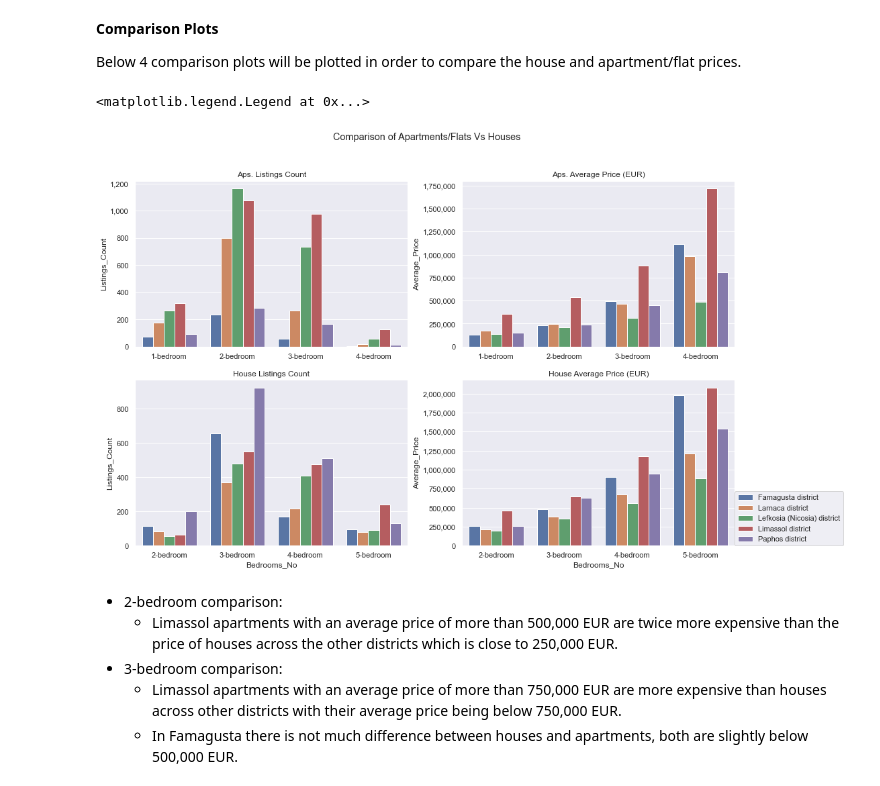
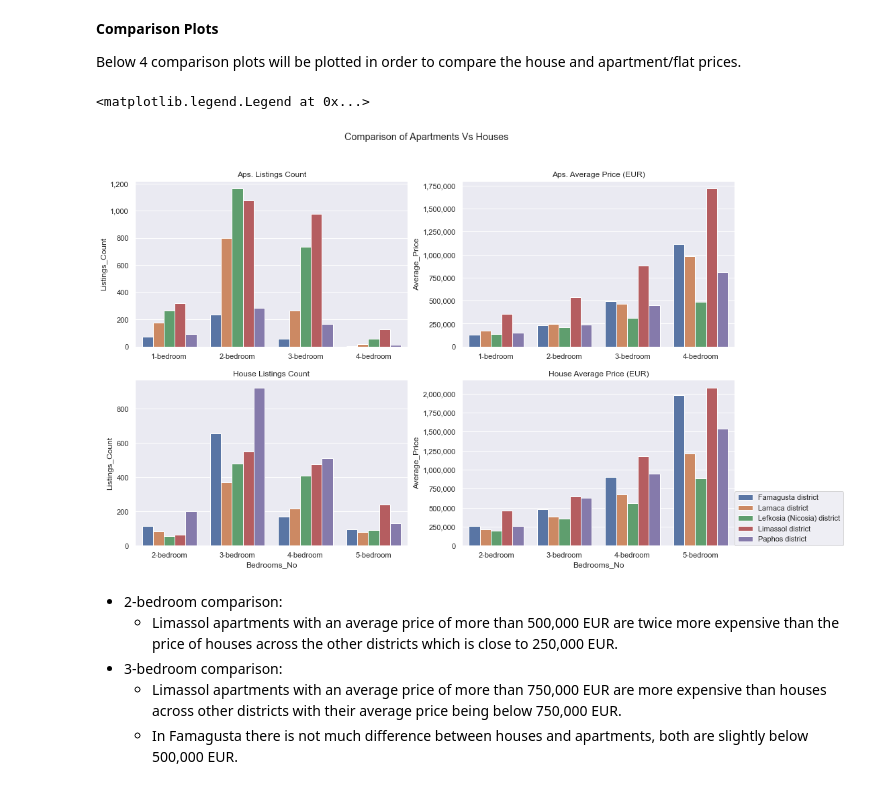
Before and after one commit to spyrou-andre/Data-Analyst-Portfolio, a Jupyter notebook: Housing-Prices/Jupyter_Notebook_Code.ipynb, the cells around one changed output. Drawn from its saved outputs; the diff is of its cells as text; code cells hidden in the pictures.

```diff
--- a/Housing-Prices/Jupyter_Notebook_Code.ipynb
+++ b/Housing-Prices/Jupyter_Notebook_Code.ipynb
@@ -324,14 +324,14 @@ dtype: int64
 And indeed, we see that 59 apartments have the word 'Studio' within their title and Null in 'Bedrooms_No' field, same for houses which is 18. Therefore we will treat these entities as 1 bedroom listings and replace all Nulls in 'Bedrooms_No' field with '1-bedroom'.
 # %%
 #Replacing nan values of Bedrooms_No with 1 these are the studions
-Apartments_Flats['Bedrooms_No'] = Apartments_Flats['Bedrooms_No'].fillna('1-bedroom') .astype(str)
+Apartments['Bedrooms_No'] = Apartments['Bedrooms_No'].fillna('1-bedroom') .astype(str)
 #--------------------------------------------------------------------------------------------------------
 Houses['Bedrooms_No'] = Houses['Bedrooms_No'].fillna('1-bedroom') .astype(str)
 # %% [markdown]
 Now we need to extract the 'District' and 'Area' information from 'Location' field and store them in two separate columns.
 # %%
 #Splitting the Location into District and Area
-Apartments_Flats[['District','Area']]=Apartments_Flats['Location'].str.split(',', expand = True)
+Apartments[['District','Area']]=Apartments['Location'].str.split(',', expand = True)
 #--------------------------------------------------------------------------------------------------------
 Houses[['District','Area']]=Houses['Location'].str.split(',', expand = True)
 # %% [markdown]
@@ -402,7 +402,7 @@ District_Count_H.sort_values(["Listings_Count"],ascending=[False])
 Below we break down the number of listings per district per bedrooms number in order to plot the data in a barchart.
 # %%
 #Number of Listings per disrict per Number of Bedrooms
-District_Listings = Apartments_Flats.groupby(['District','Bedrooms_No']).size().reset_index(name="Listings_Count").sort_values(["Bedrooms_No","District"],ascending=[True,True])
+District_Listings = Apartments.groupby(['District','Bedrooms_No']).size().reset_index(name="Listings_Count").sort_values(["Bedrooms_No","District"],ascending=[True,True])
 #--------------------------------------------------------------------------------------------------------
 District_Listings_H = Houses.groupby(['District','Bedrooms_No']).size().reset_index(name="Listings_Count").sort_values(["Bedrooms_No","District"],ascending=[True,True])
 # %%
@@ -440,7 +440,7 @@ The plot above shows the number of House listings for each district and is broke
 Having this, now we are going to calculate the average price for each district per bedroom number.
 # %%
 #Dataset for calculating the average price per districr per bedroom no
-BedroomPrices = Apartments_Flats[['Bedrooms_No','District','Price']]
+BedroomPrices = Apartments[['Bedrooms_No','District','Price']]
 #--------------------------------------------------------------------------------------------------------
 BedroomPrices_H = Houses[['Bedrooms_No','District','Price']]
 # %%
@@ -573,34 +573,34 @@ Below 4 comparison plots will be plotted in order to compare the house and apart
 # %%
 #Comparison
 
 #Plots two graphs in one figure they have different axes and the scientific format is removed
 figure, ax = plt.subplots(2, 2,  figsize=(16,10)) ; plt.ticklabel_format(style='plain', axis='y')
-figure.suptitle(' Comparison of Apartments/Flats Vs Houses')
+figure.suptitle(' Comparison of Apartments Vs Houses')
 sns.barplot(x="Bedrooms_No", y="Listings_Count", hue="District", data=One_To_Four_Beds, ci=None, ax=ax[0][0]);ax[0][0].set_title('Aps. Listings Count')
 sns.barplot(x="Bedrooms_No", y="Average_Price", hue="District", data=One_To_Four_Beds, ci=None, ax=ax[0][1]);ax[0][1].set_title('Aps. Average Price (EUR)')
 sns.barplot(x="Bedrooms_No", y="Listings_Count", hue="District", data=Two_To_Six_Beds_H, ci=None, ax=ax[1][0]);ax[1][0].set_title('House Listings Count')
 sns.barplot(x="Bedrooms_No", y="Average_Price", hue="District", data=Two_To_Six_Beds_H, ci=None, ax=ax[1][1]);ax[1][1].set_title('House Average Price (EUR)')
 
 # Format the tick labels for the first subplot
 ax[0][0].set_yticklabels([f"{y:,.0f}" for y in ax[0][0].get_yticks()])
 ax[0][1].set_yticklabels([f"{y:,.0f}" for y in ax[0][1].get_yticks()])
 ax[1][0].set_yticklabels([f"{y:,.0f}" for y in ax[1][0].get_yticks()])
 ax[1][1].set_yticklabels([f"{y:,.0f}" for y in ax[1][1].get_yticks()])
 
 # remove axis labels
 ax[0][0].set_xlabel('')
 ax[0][1].set_xlabel('')
 
 #Removing the Legend from first plot
 ax[0][0].legend_.remove()
 ax[0][1].legend_.remove()
 ax[1][0].legend_.remove()
 
 # Move the legend to the far right
 plt.legend(bbox_to_anchor=(1, 0), loc='lower left', borderaxespad=0.)
 # %% [output]
 <matplotlib.legend.Legend at 0x...>
-[figure, old version]
+[figure, new version]
 # %% [markdown]
 - 2-bedroom comparison:
     - Limassol apartments with an average price of more than 500,000 EUR are twice more expensive than the price of houses across the other districts which is close to 250,000 EUR.
```
Also changed, not shown: parts of 18 cells of this notebook.
